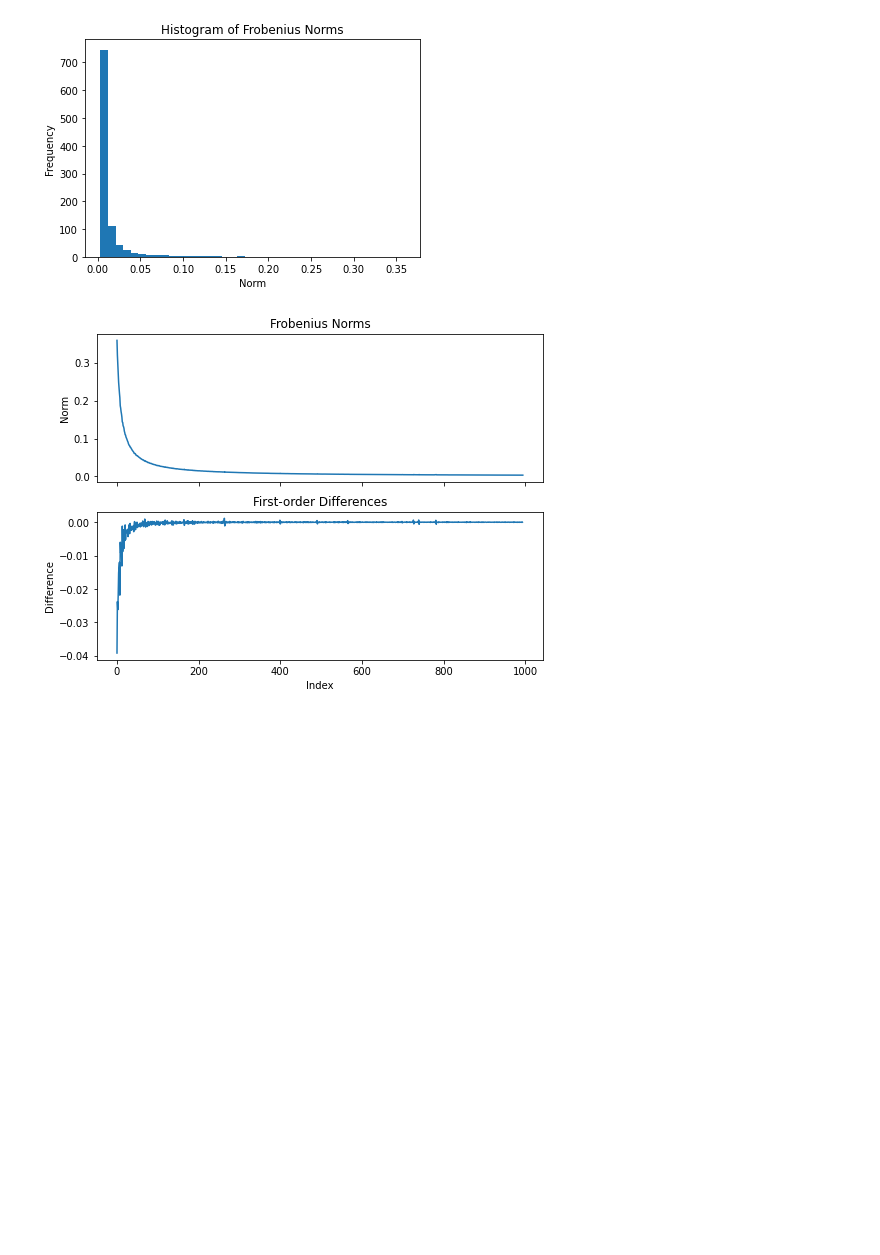
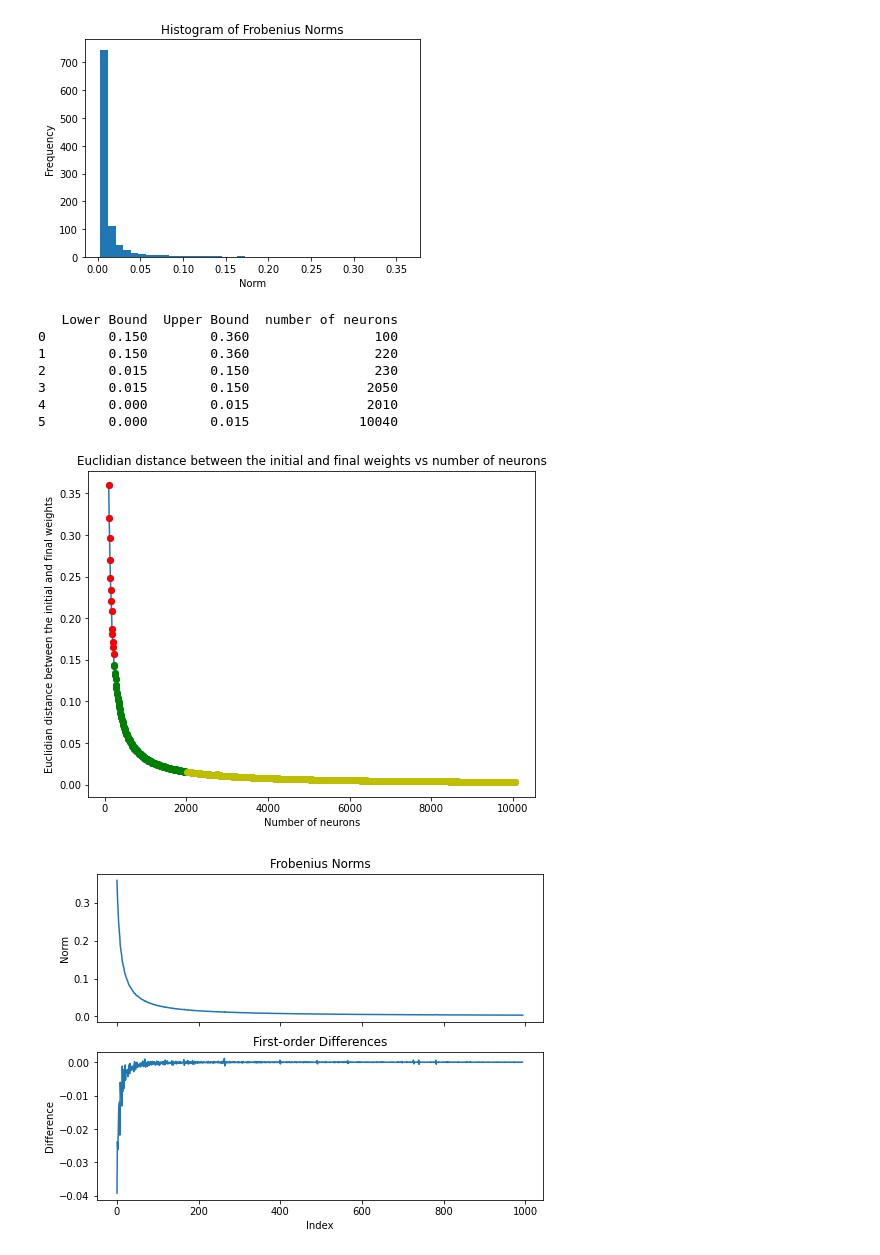
Before and after one commit to Kennethm-spec/Exploring-the-Limits-of-Lazy-Training-in-Neural-Networks, a Jupyter notebook: Loop_pytorch.ipynb, the cells around one changed output. Cells and saved outputs as stored; diff of their text form; code cells hidden in the pictures; blank space fills up the shorter version.

```diff
--- a/Loop_pytorch.ipynb
+++ b/Loop_pytorch.ipynb
@@ -278,6 +281,77 @@ Median: 0.006108641
 Variance: 0.0009900859
 Standard deviation: 0.03146563
 [figure]
+# %%
+import pandas as pd
+
+
+lb1 = 0.15
+ub1 = 0.36
+idx_1 = np.where((norms > lb1) & (norms < ub1))[0]
+translated_idx_1 = unit_range[idx_1]
+
+lb2 = 0.015
+ub2 = 0.15
+idx_2 = np.where((norms > lb2) & (norms < ub2))[0]
+translated_idx_2 = unit_range[idx_2]
+
+lb3 = 0.0
+ub3 = 0.015
+idx_3 = np.where((norms > lb3) & (norms < ub3))[0]
+translated_idx_3 = unit_range[idx_3]
+
+# Create a table of threshold values and corresponding indices
+lower_bound = []
+upper_bound = []
+translated_idx = []
+def fill_bounds(lb, ub, translate):
+    for i, val in enumerate(translate):
+        if i == 0:
+            lower_bound.append(lb)
+            upper_bound.append(ub)
+            translated_idx.append(val)
+        elif i == len(translate) - 1:
+            lower_bound.append(lb)
+            upper_bound.append(ub)
+            translated_idx.append(val)
+fill_bounds(lb1, ub1, translated_idx_1)
+fill_bounds(lb2, ub2, translated_idx_2)
+fill_bounds(lb3, ub3, translated_idx_3)
+df = pd.DataFrame({'Lower Bound': lower_bound,
+                  'Upper Bound': upper_bound, 'number of neurons': translated_idx})
+
+# threshold = 0.001
+# idx = np.where(norms > threshold)[0]
+
+# # Create a table of threshold values and corresponding indices
+# df = pd.DataFrame({'Threshold': threshold, 'Index': idx})
+
+# Print the table
+print(df)
+
+# set the size of the figure
+fig, ax = plt.subplots(figsize=(8, 6))
+# create the plot
+ax.plot(unit_range, norms, linestyle='-', marker='o')
+ax.plot(translated_idx_1, norms[idx_1], 'ro')
+ax.plot(translated_idx_2, norms[idx_2], 'go')
+ax.plot(translated_idx_3, norms[idx_3], 'yo')
+# set the title and axis labels
+ax.set_title(
+    'Euclidian distance between the initial and final weights vs number of neurons')
+ax.set_xlabel('Number of neurons')
+ax.set_ylabel('Euclidian distance between the initial and final weights')
+
+plt.show()
+# %% [output]
+   Lower Bound  Upper Bound  number of neurons
+0        0.150        0.360                100
+1        0.150        0.360                220
+2        0.015        0.150                230
+3        0.015        0.150               2050
+4        0.000        0.015               2010
+5        0.000        0.015              10040
+[figure, added]
 # %%
 # Compute the first-order differences
 diffs = np.diff(norms)
```
Also changed, not shown: parts of 4 cells of this notebook.
